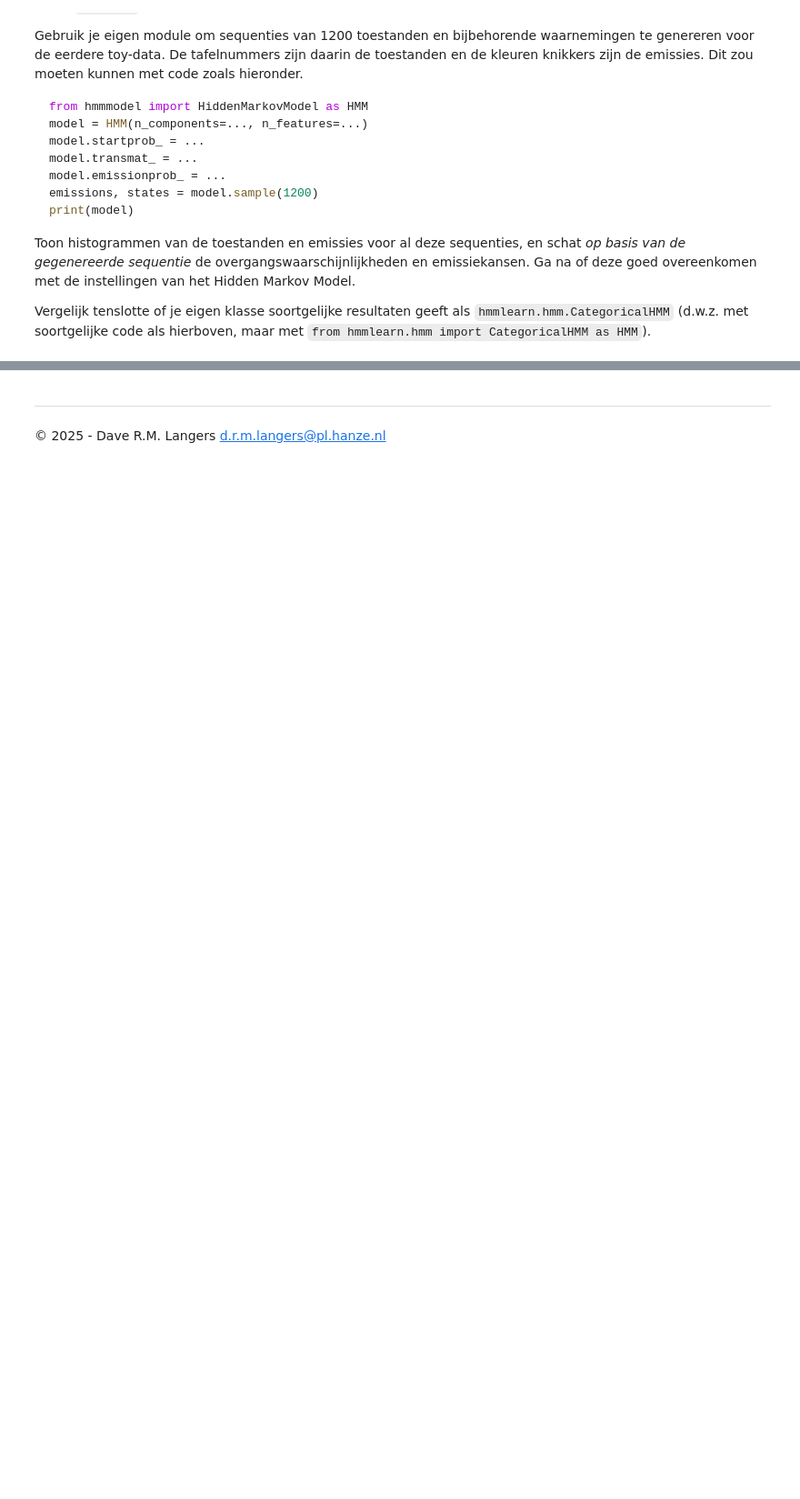
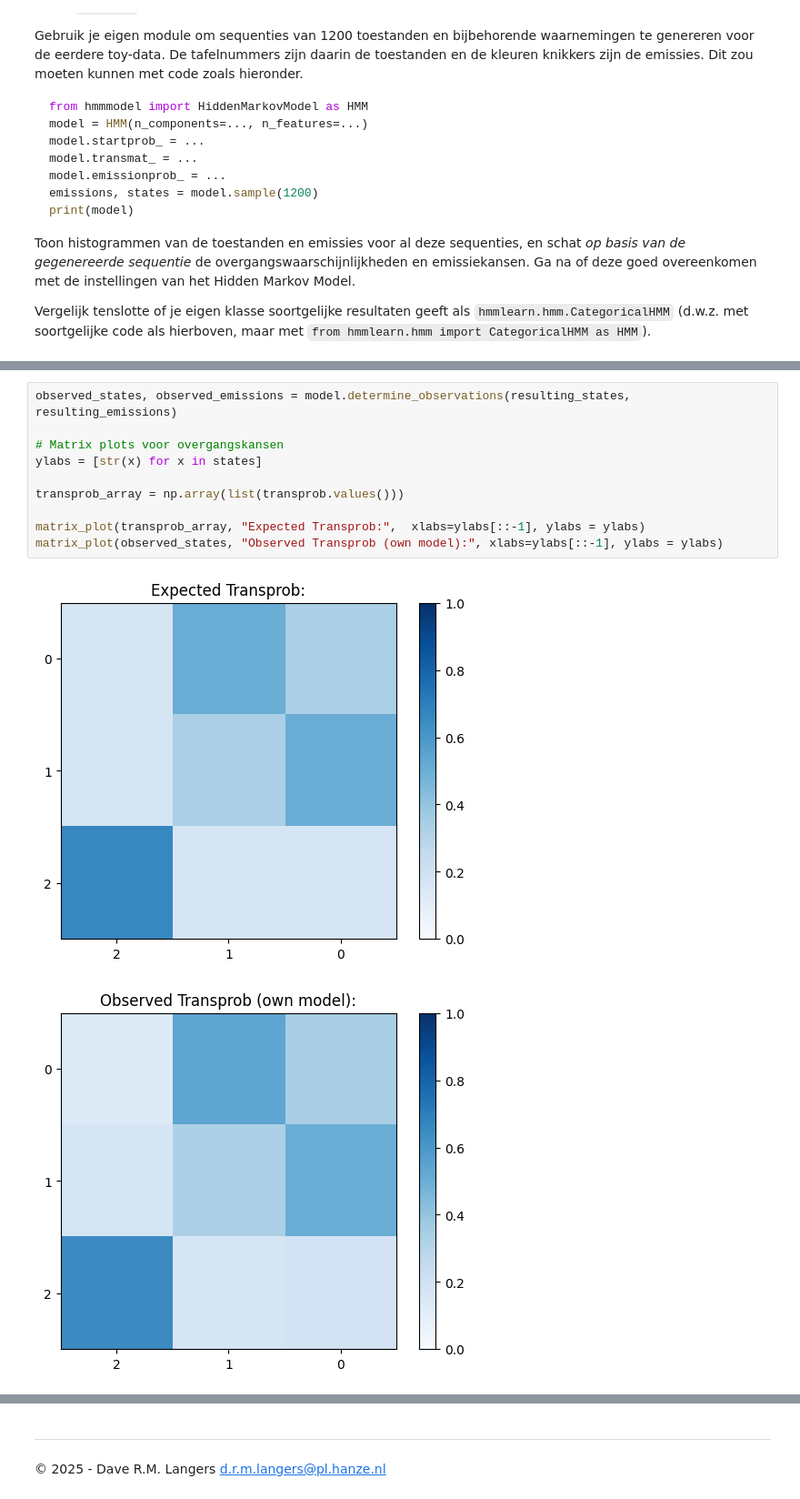
Before and after one commit to YamilaTimmer/hidden-markov-model, a Jupyter notebook: Casus_HiddenMarkovModel_Deel1.ipynb, the cells around one changed output, grey strips where cells are left out. Shown at 91% size. Saved outputs shown, nothing was run; the diff lists cells and outputs as text; blank space fills up the shorter version.

```diff
--- a/Casus_HiddenMarkovModel_Deel1.ipynb
+++ b/Casus_HiddenMarkovModel_Deel1.ipynb
@@ -407 +398,14 @@ Onze versie van de categorical HMM kan worden teruggevonden in het python script
+# %%
+observed_states, observed_emissions = model.determine_observations(resulting_states, resulting_emissions)
+
+# Matrix plots voor overgangskansen
+ylabs = [str(x) for x in states]
+
+transprob_array = np.array(list(transprob.values()))
+
+matrix_plot(transprob_array, "Expected Transprob:",  xlabs=ylabs[::-1], ylabs = ylabs)
+matrix_plot(observed_states, "Observed Transprob (own model):", xlabs=ylabs[::-1], ylabs = ylabs)
+# %% [output]
+[figure, added]
+[figure, added]
 # %% [markdown]
```
Also changed, not shown: parts of 19 cells of this notebook, 9 other files.
